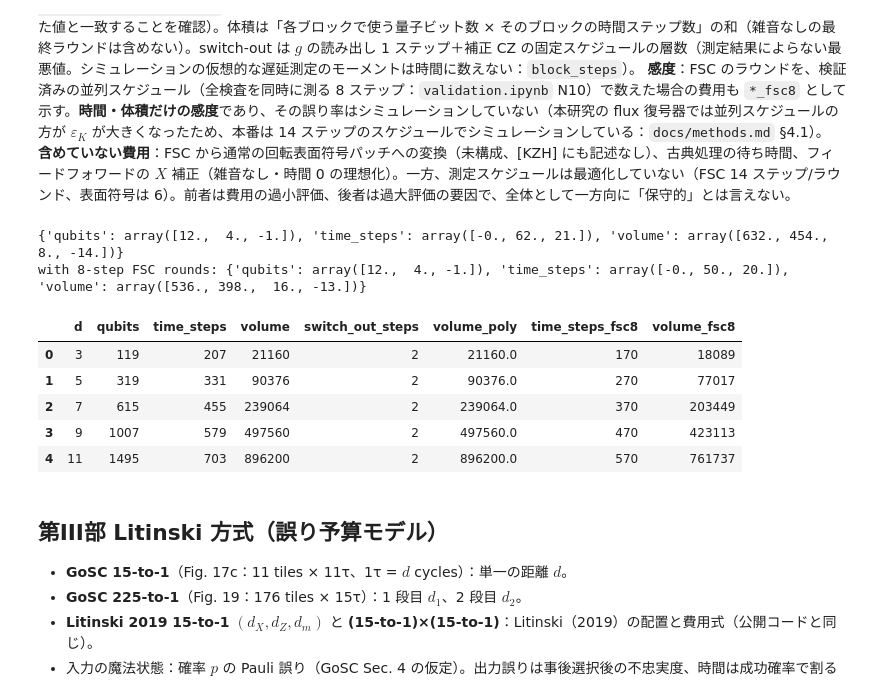
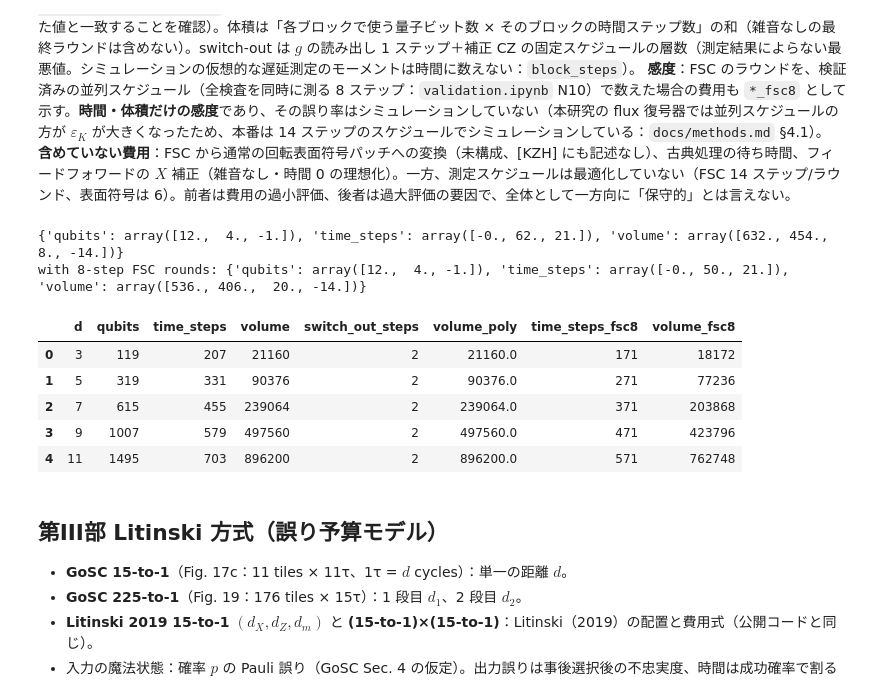
Before and after one commit to Danjobyodo/2026-10-24_StudyWithClaude, a Jupyter notebook: noisy_cost_comparison.ipynb, the cells around one changed output. Saved outputs shown, nothing was run; the diff lists cells and outputs as text; code cells hidden in the pictures; some formulas as TeX source.

```diff
--- a/noisy_cost_comparison.ipynb
+++ b/noisy_cost_comparison.ipynb
@@ -20926,40 +20926,44 @@ def kobayashi_counts(d, fsc_steps=None):
     for blk in circ.blocks:
         if blk['name'][0] == 'FIN':
             continue
         code_ = blk['code']
         if code_ == 'FSC':
             active = set(circ.data_rb) | set(circ.anc['FSC'])
         elif code_ == 'D4':
             active = set(circ.data_all) | set(circ.anc['D4'])
         else:
             active = set(circ.data_all)                   # U and the switch-out
-        n_steps = block_steps(circ, blk) if (fsc_steps is None or code_ != 'FSC' or blk['name'][0] == 'FIN') else fsc_steps
+        n_steps = block_steps(circ, blk)
+        if fsc_steps is not None and code_ == 'FSC':
+            # replace the 14-step round by fsc_steps; keep extra moments of the block (data preparation in S0 r=1)
+            n_steps += fsc_steps - len(circ.round_moms['FSC'])
         vol += len(active) * n_steps
         steps += n_steps
     return dict(d=d, qubits=circ.nq, time_steps=steps, volume=vol, switch_out_steps=circ.so_steps)
 KC = pd.DataFrame([kobayashi_counts(d) for d in (3, 5, 7, 9, 11)])
 POLY = {k: np.polyfit(KC.d, KC[k], 3 if k == 'volume' else 2) for k in ('qubits', 'time_steps', 'volume')}
 def kobayashi_cost(d):
     return {k: float(np.polyval(POLY[k], d)) for k in POLY}
 KC['volume_poly'] = [kobayashi_cost(d)['volume'] for d in KC.d]
 assert np.allclose(KC.volume_poly, KC.volume) and np.allclose([kobayashi_cost(d)['time_steps'] for d in KC.d], KC.time_steps)
 KC8 = pd.DataFrame([kobayashi_counts(d, fsc_steps=8) for d in (3, 5, 7, 9, 11)])
 POLY8 = {k: np.polyfit(KC8.d, KC8[k], 3 if k == 'volume' else 2) for k in ('qubits', 'time_steps', 'volume')}
 def kobayashi_cost_fsc8(d):
     return {k: float(np.polyval(POLY8[k], d)) for k in POLY8}
 KC['time_steps_fsc8'], KC['volume_fsc8'] = KC8.time_steps, KC8.volume
+assert np.allclose(KC.time_steps - KC.time_steps_fsc8, 2 * KC.d * (len(D4SwitchingCircuit(3, 1, 1, 1).round_moms['FSC']) - 8))
 print({k: np.round(v, 2) for k, v in POLY.items()})
 print('with 8-step FSC rounds:', {k: np.round(v, 2) for k, v in POLY8.items()})
 KC
 # %% [output]
 {'qubits': array([12.,  4., -1.]), 'time_steps': array([-0., 62., 21.]), 'volume': array([632., 454.,   8., -14.])}
-with 8-step FSC rounds: {'qubits': array([12.,  4., -1.]), 'time_steps': array([-0., 50., 20.]), 'volume': array([536., 398.,  16., -13.])}
+with 8-step FSC rounds: {'qubits': array([12.,  4., -1.]), 'time_steps': array([-0., 50., 21.]), 'volume': array([536., 406.,  20., -14.])}
 |  | d | qubits | time_steps | volume | switch_out_steps | volume_poly | time_steps_fsc8 | volume_fsc8 |
-| 0 | 3 | 119 | 207 | 21160 | 2 | 21160.0 | 170 | 18089 |
-| 1 | 5 | 319 | 331 | 90376 | 2 | 90376.0 | 270 | 77017 |
-| 2 | 7 | 615 | 455 | 239064 | 2 | 239064.0 | 370 | 203449 |
-| 3 | 9 | 1007 | 579 | 497560 | 2 | 497560.0 | 470 | 423113 |
-| 4 | 11 | 1495 | 703 | 896200 | 2 | 896200.0 | 570 | 761737 |
+| 0 | 3 | 119 | 207 | 21160 | 2 | 21160.0 | 171 | 18172 |
+| 1 | 5 | 319 | 331 | 90376 | 2 | 90376.0 | 271 | 77236 |
+| 2 | 7 | 615 | 455 | 239064 | 2 | 239064.0 | 371 | 203868 |
+| 3 | 9 | 1007 | 579 | 497560 | 2 | 497560.0 | 471 | 423796 |
+| 4 | 11 | 1495 | 703 | 896200 | 2 | 896200.0 | 571 | 762748 |
 # %% [markdown]
 ## 第III部 Litinski 方式（誤り予算モデル）
 * **GoSC 15-to-1**（Fig. 17c：11 tiles × 11τ、1τ = $d$ cycles）：単一の距離 $d$。
```
Also changed, not shown: parts of 1 cell of this notebook, 3 other files.
